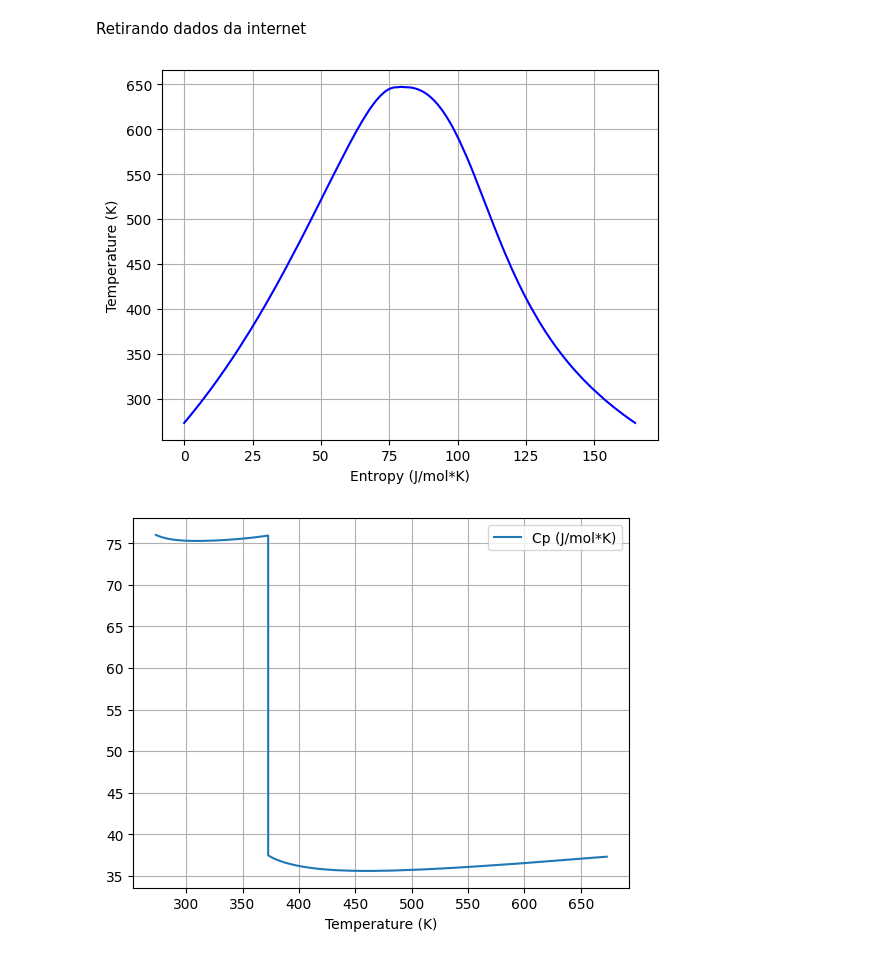
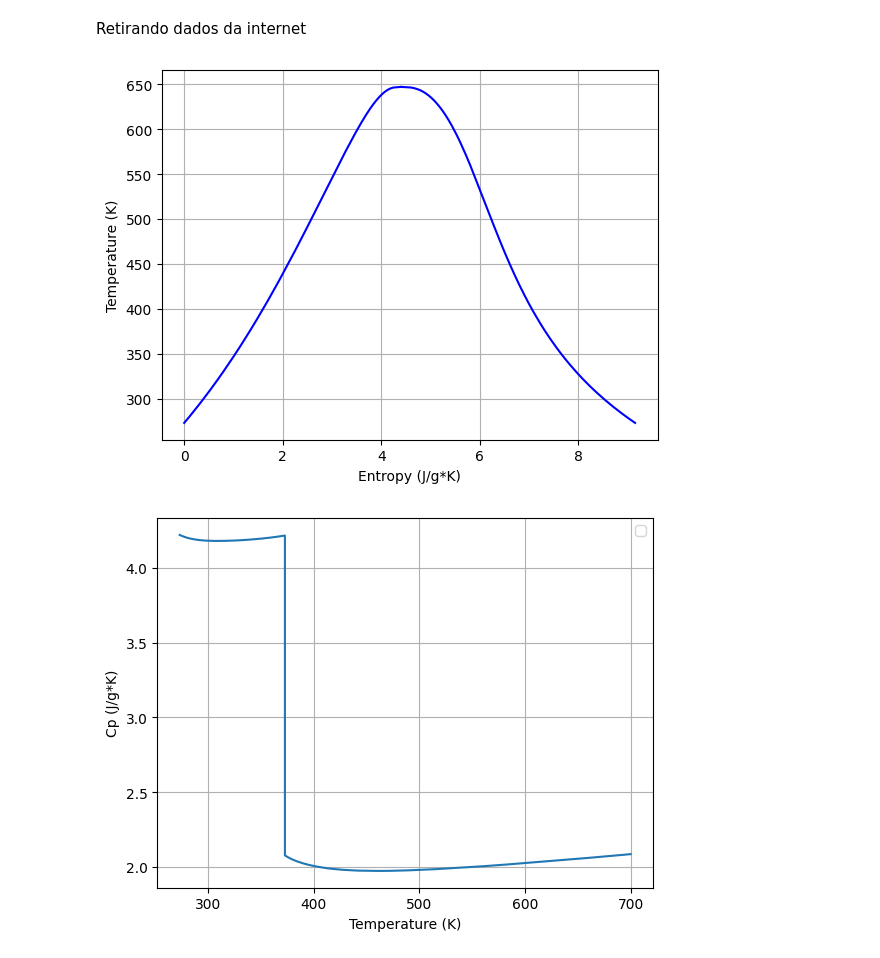
Before and after one commit to guilhermeilum/termo, a Jupyter notebook: desafio4_em_progresso.ipynb, the cells around one changed output. Cells and saved outputs as stored; diff of their text form; code cells hidden in the pictures.

```diff
--- a/desafio4_em_progresso.ipynb
+++ b/desafio4_em_progresso.ipynb
@@ -674,19 +697,25 @@ liquid_phase_data, vapor_phase_data = [
 # %%
-plt.plot(liquid_phase_data["Entropy (J/mol*K)"],liquid_phase_data["Temperature (K)"], "b")
-plt.plot(vapor_phase_data["Entropy (J/mol*K)"],vapor_phase_data["Temperature (K)"], "b")
-plt.xlabel("Entropy (J/mol*K)")
+plt.plot(
+    liquid_phase_data["Entropy (J/g*K)"], liquid_phase_data["Temperature (K)"], "b"
+)
+plt.plot(
+    vapor_phase_data["Entropy (J/g*K)"], vapor_phase_data["Temperature (K)"], "b"
+)
+plt.xlabel("Entropy (J/g*K)")
 plt.ylabel("Temperature (K)")
 plt.grid()
 plt.show()
 # %% [output]
-[figure, old version]
+[figure, new version]
 # %%
-dados_isobaricos = pd.read_csv("dados/dados_isobaricos.txt",sep="\t")
-dados_isobaricos.plot(x = "Temperature (K)",y="Cp (J/mol*K)")
+dados_isobaricos = pd.read_csv("dados/dados_isobaricos_01.txt", sep="\t")
+dados_isobaricos.plot(x="Temperature (K)", y="Cp (J/g*K)")
+plt.legend([])
+plt.ylabel("Cp (J/g*K)")
 plt.grid()
 plt.show()
 # %% [output]
-[figure, old version]
+[figure, new version]
 # %%
 def massa_agua(lista_int, Q, df):
     massa_lista = []
```
Also changed, not shown: parts of 31 cells of this notebook, 8 other files.
